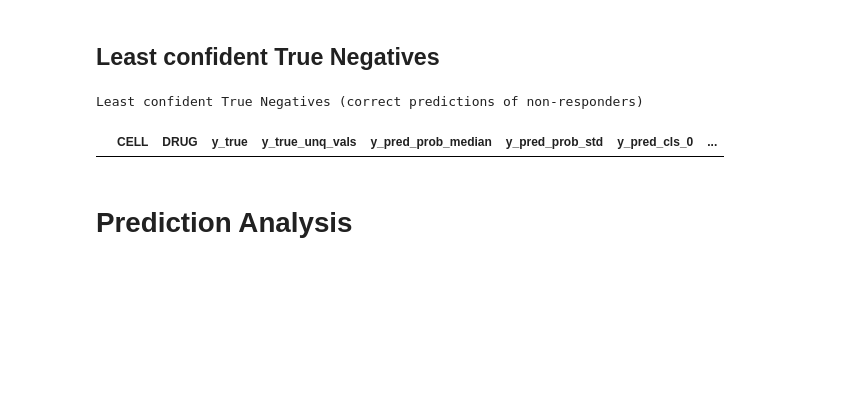
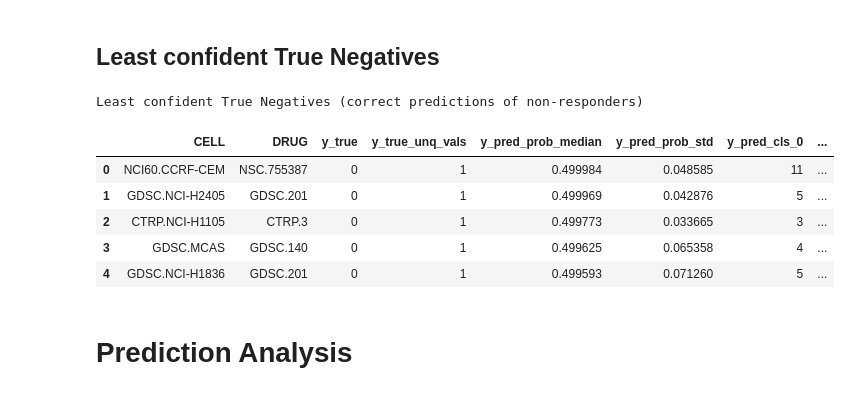
Before and after one commit to adpartin/DrugResponseViz, a Jupyter notebook: notebooks/post_processing_cls.ipynb, the cells around one changed output. Cells and saved outputs as stored; diff of their text form; code cells hidden in the pictures; blank space fills up the shorter version.

```diff
--- a/notebooks/post_processing_cls.ipynb
+++ b/notebooks/post_processing_cls.ipynb
@@ -341,15 +359,21 @@ Least confident False Negatives (incorrect predictions of responders)
 ## Least confident True Negatives
 # %%
 # Least confident predictions of non-responders
+n_show = 5
 rsp_value = 0  # non-responders
-aa = sm_flt[sm_flt.y_pred_prob_median==rsp_value]
+aa = sm_flt[sm_flt.y_true==rsp_value]
 
 # Extract samples with probs <= 0.5
 aa = aa[aa.y_pred_prob_median-0.5 <= 0]
 
 print('\nLeast confident True Negatives (correct predictions of non-responders)')
 aa = aa.sort_values('y_pred_prob_median', ascending=False)
-display(aa[:5])
+display(aa[:n_show].reset_index(drop=True))
 # %% [output]
 Least confident True Negatives (correct predictions of non-responders)
 |  | CELL | DRUG | y_true | y_true_unq_vals | y_pred_prob_median | y_pred_prob_std | y_pred_cls_0 | ... |
+| 0 | NCI60.CCRF-CEM | NSC.755387 | 0 | 1 | 0.499984 | 0.048585 | 11 | ... |
+| 1 | GDSC.NCI-H2405 | GDSC.201 | 0 | 1 | 0.499969 | 0.042876 | 5 | ... |
+| 2 | CTRP.NCI-H1105 | CTRP.3 | 0 | 1 | 0.499773 | 0.033665 | 3 | ... |
+| 3 | GDSC.MCAS | GDSC.140 | 0 | 1 | 0.499625 | 0.065358 | 4 | ... |
+| 4 | GDSC.NCI-H1836 | GDSC.201 | 0 | 1 | 0.499593 | 0.071260 | 5 | ... |
```
Also changed, not shown: parts of 6 cells of this notebook.
